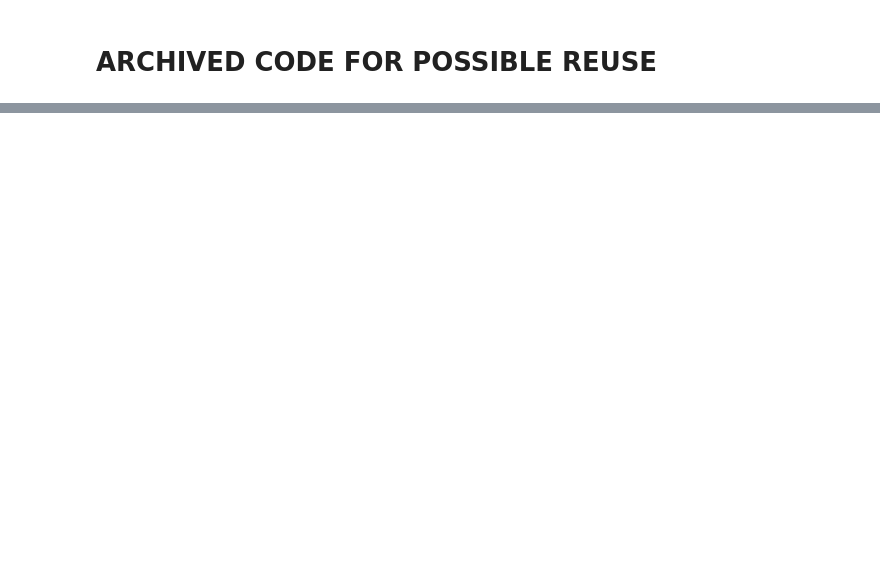
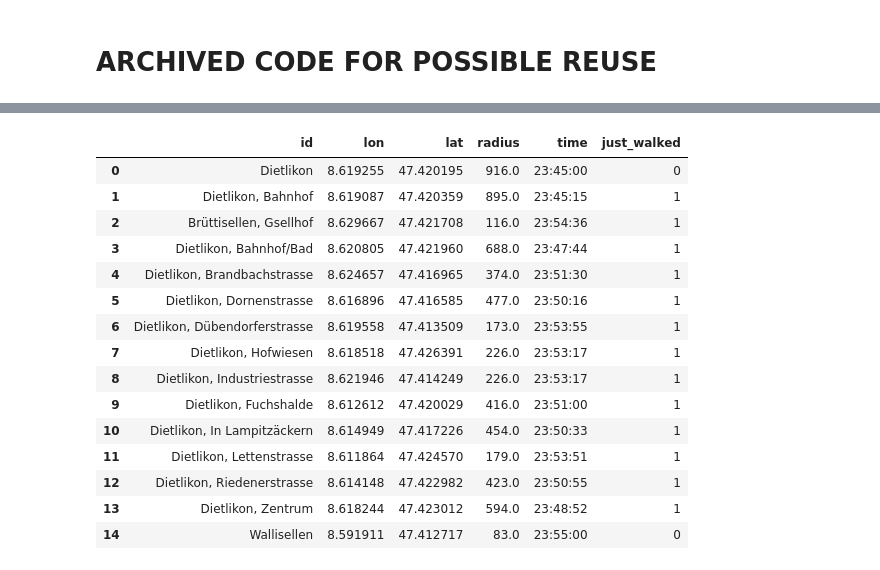
Before and after one commit to lbasseto/robust-journey-planning, a Jupyter notebook: Project-schmutz.ipynb, the cells around one changed output, grey strips where cells are left out. Cells and saved outputs as stored; diff of their text form; code cells hidden in the pictures; blank space fills up the shorter version.

```diff
--- a/Project-schmutz.ipynb
+++ b/Project-schmutz.ipynb
@@ -409,0 +558,11 @@ data loaded 4.670464754104614
+# %%
+fromStation = 'Kilchberg'
+toStation   = 'Urdorf, Schlierenstrasse'
+startDateTime = datetime(2019, 6, 3, 18, 16)
+endDateTime   = datetime(2019, 6, 3, 20, 57)
+starttime = time.time()
+res = dfs_naive(fromStation, toStation,
+                   startDateTime,
+                   endDateTime, 0)
+print(time.time() - starttime)
+res
@@ -519,9 +713,10 @@ def howFarNaive(graph, fromStation, startDateTime, duration):
 graph = GraphFrame(vertices, edges)
 fromStation = 'Dietlikon'
 startDateTime  = datetime(2019, 5, 31, 23, 45)
-duration = 60
+duration = 11
 
 start = time.time()
 reachable = howFarNaive(graph, fromStation, startDateTime, duration)
 print(time.time() - start)
 reachable
+# %% [output]
@@ -527,0 +726,16 @@ reachable
+|  | id | lon | lat | radius | time | just_walked |
+| 0 | Dietlikon | 8.619255 | 47.420195 | 916.0 | 23:45:00 | 0 |
+| 1 | Dietlikon, Bahnhof | 8.619087 | 47.420359 | 895.0 | 23:45:15 | 1 |
+| 2 | Brüttisellen, Gsellhof | 8.629667 | 47.421708 | 116.0 | 23:54:36 | 1 |
+| 3 | Dietlikon, Bahnhof/Bad | 8.620805 | 47.421960 | 688.0 | 23:47:44 | 1 |
+| 4 | Dietlikon, Brandbachstrasse | 8.624657 | 47.416965 | 374.0 | 23:51:30 | 1 |
+| 5 | Dietlikon, Dornenstrasse | 8.616896 | 47.416585 | 477.0 | 23:50:16 | 1 |
+| 6 | Dietlikon, Dübendorferstrasse | 8.619558 | 47.413509 | 173.0 | 23:53:55 | 1 |
+| 7 | Dietlikon, Hofwiesen | 8.618518 | 47.426391 | 226.0 | 23:53:17 | 1 |
+| 8 | Dietlikon, Industriestrasse | 8.621946 | 47.414249 | 226.0 | 23:53:17 | 1 |
+| 9 | Dietlikon, Fuchshalde | 8.612612 | 47.420029 | 416.0 | 23:51:00 | 1 |
+| 10 | Dietlikon, In Lampitzäckern | 8.614949 | 47.417226 | 454.0 | 23:50:33 | 1 |
+| 11 | Dietlikon, Lettenstrasse | 8.611864 | 47.424570 | 179.0 | 23:53:51 | 1 |
+| 12 | Dietlikon, Riedenerstrasse | 8.614148 | 47.422982 | 423.0 | 23:50:55 | 1 |
+| 13 | Dietlikon, Zentrum | 8.618244 | 47.423012 | 594.0 | 23:48:52 | 1 |
+| 14 | Wallisellen | 8.591911 | 47.412717 | 83.0 | 23:55:00 | 0 |
```
Also changed, not shown: parts of 6 cells of this notebook.
